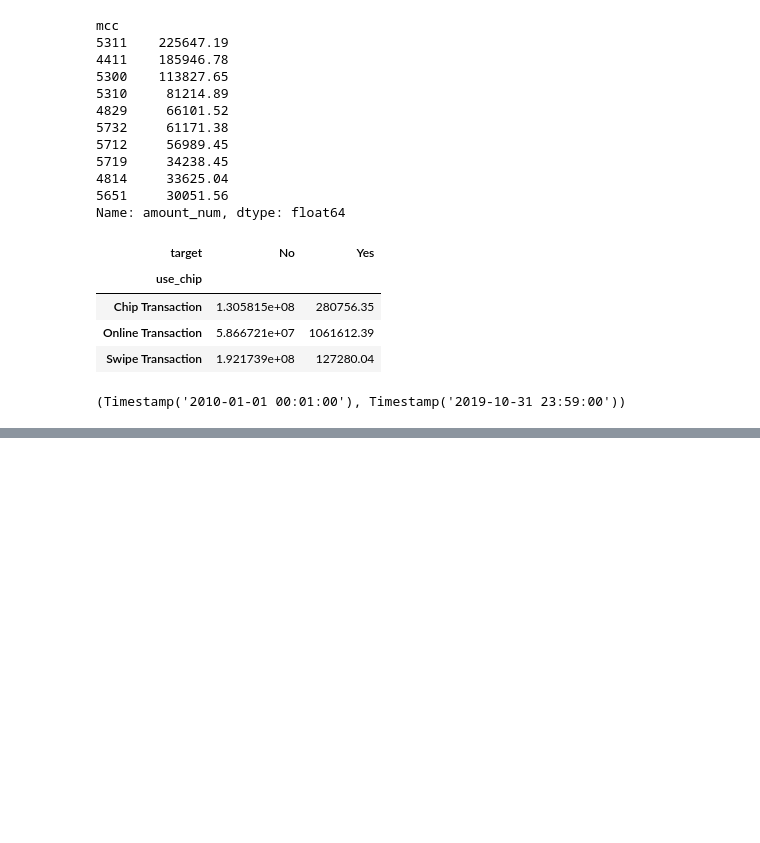
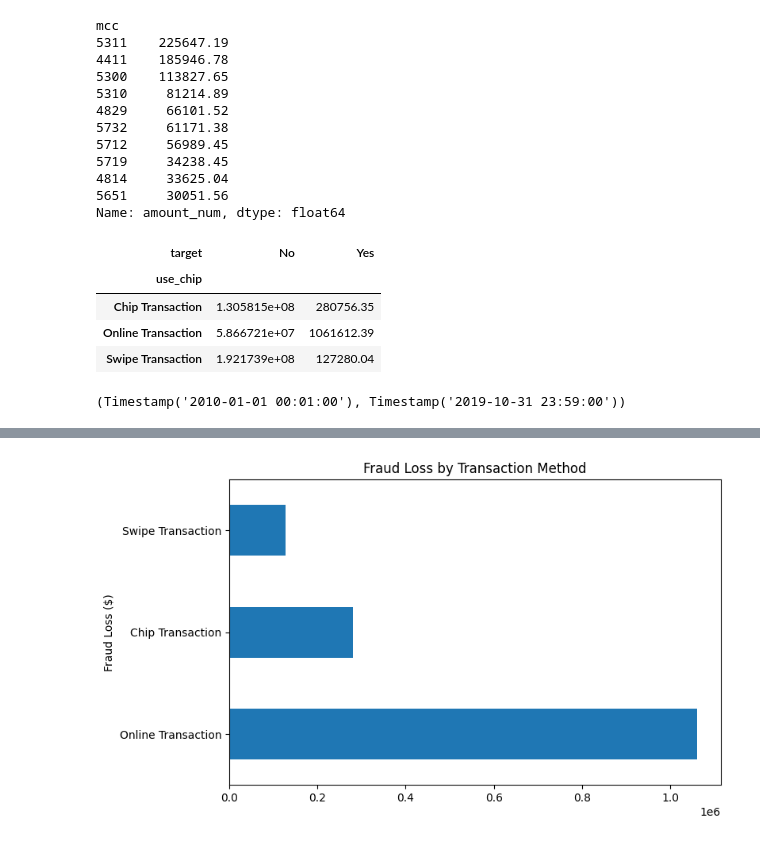
Before and after one commit to mariusguenterlang/M5-Forecasting, a Jupyter notebook: notebooks/eda.ipynb, the cells around one changed output, grey strips where cells are left out. Cells and saved outputs as stored; diff of their text form; code cells hidden in the pictures; blank space fills up the shorter version.

```diff
--- a/notebooks/eda.ipynb
+++ b/notebooks/eda.ipynb
@@ -359,0 +371,19 @@ df['date'].min(), df['date'].max()
+# %%
+fraud = df[df['target'] == 'Yes']
+
+fraud_loss_chip = (
+    fraud.groupby('use_chip')['amount_num']
+         .sum()
+         .sort_values(ascending=False)
+)
+
+fraud_loss_chip.plot(
+    kind='barh',
+    figsize=(8,5)
+)
+
+plt.title('Fraud Loss by Transaction Method')
+plt.ylabel('Fraud Loss ($)')
+plt.show()
+# %% [output]
+[figure, added]
```
Also changed, not shown: parts of 8 cells of this notebook.
